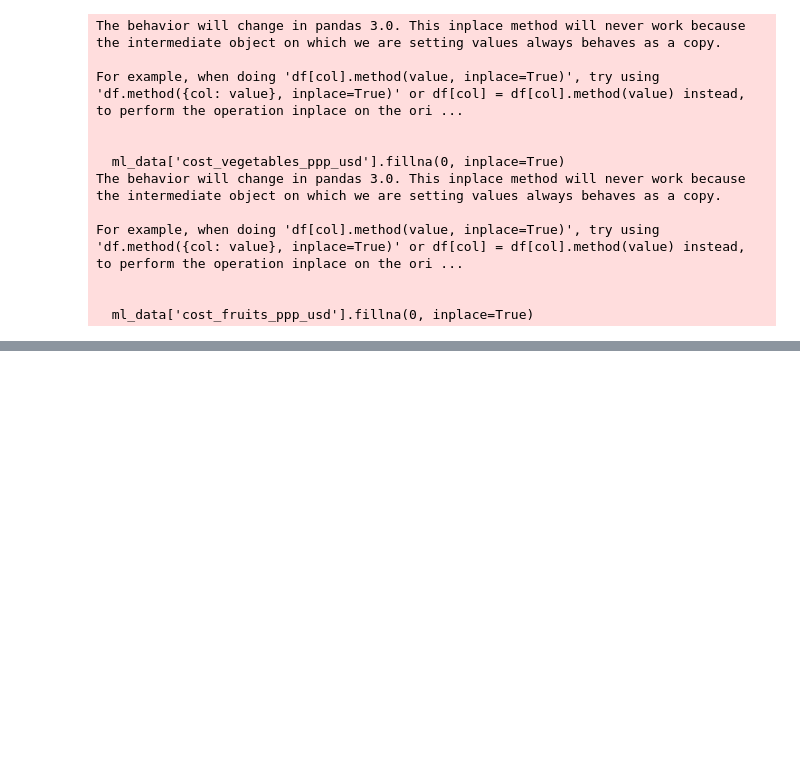
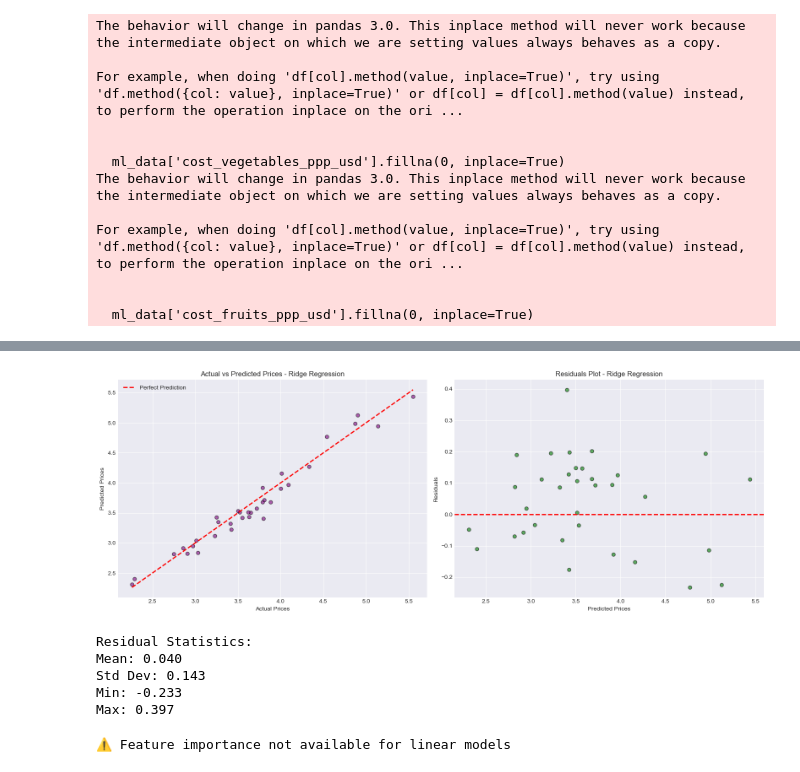
Before and after one commit to ima-o3/global-healthy-diet-cost-analysis, a Jupyter notebook: Health Price Analysis.ipynb, the cells around one changed output, grey strips where cells are left out. Drawn from its saved outputs; the diff is of its cells as text; code cells hidden in the pictures; blank space fills up the shorter version.

```diff
--- a/Health Price Analysis.ipynb
+++ b/Health Price Analysis.ipynb
@@ -542,0 +623,61 @@ LinearRegression does not accept missing values encoded as NaN natively. For sup
+# %%
+#Visualise Predictions of Best Model (Ridge Regression in this case)
+best_predictions = results[best_model_name]['predictions']
+fig, axes = plt.subplots(1, 2, figsize=(16,6))
+
+#Actual vs Predicted
+axes[0].scatter(y_test, best_predictions, alpha=0.6, color='purple', edgecolor='black')
+axes[0].plot([y_test.min(), y_test.max()], [y_test.min(), y_test.max()], 'r--', linewidth=2, label='Perfect Prediction')
+axes[0].set_xlabel('Actual Prices')
+axes[0].set_ylabel('Predicted Prices')
+axes[0].set_title(f'Actual vs Predicted Prices - {best_model_name}')
+axes[0].legend()
+
+#Residuals Plot
+residuals = y_test - best_predictions
+axes[1].scatter(best_predictions, residuals, alpha=0.6, color='green', edgecolor='black')
+axes[1].axhline(y=0, color='r', linestyle='--', linewidth=2)
+axes[1].set_xlabel('Predicted Prices')
+axes[1].set_ylabel('Residuals')
+axes[1].set_title(f'Residuals Plot - {best_model_name}')
+plt.tight_layout()
+plt.show()
+
+print('Residual Statistics:')
+print(f'Mean: {residuals.mean():.3f}')
+print(f'Std Dev: {residuals.std():.3f}')
+print(f'Min: {residuals.min():.3f}')
+print(f'Max: {residuals.max():.3f}')
+# %% [output]
+[figure, added]
+Residual Statistics:
+Mean: 0.040
+Std Dev: 0.143
+Min: -0.233
+Max: 0.397
+# %%
+#Feature Importance for Tree-Based Models
+if best_model_name in ['Random Forest', 'Gradient Boosting', 'XGBoost', 'LightGBM']:
+    best_model = results[best_model_name]['model']
+
+    if hasattr(best_model, 'feature_importances_'): #has attribute function
+        importance_df = pd.DataFrame({
+            'Feature' : available_features,
+            'Importance' : best_model.feature_importances_
+        }).sort_values('Importance', ascending=False)
+
+        axes[0].figure(figsize=(12,6))
+        axes[0].barh(importance_df['Feature'], importance_df['Importance'], color='skyblue', edgecolor='black')
+        axes[0].set_xlabel('Importance')
+        axes[0].set_title(f'Feature Importances - {best_model_name}')
+        axes[0].invert_yaxis()  # Show most important features at the top
+        plt.tight_layout()
+        plt.show()
+
+        print(f"\n Top 5 Important Features for {best_model_name}:")
+        for i, row in importance_df.head(5).iterrows():
+            print(f" {row['Feature']}: {row['Importance']:.4f}")
+else:
+    print("\n⚠️ Feature importance not available for linear models")
+# %% [output]
+⚠️ Feature importance not available for linear models
```
Also changed, not shown: parts of 4 cells of this notebook.
